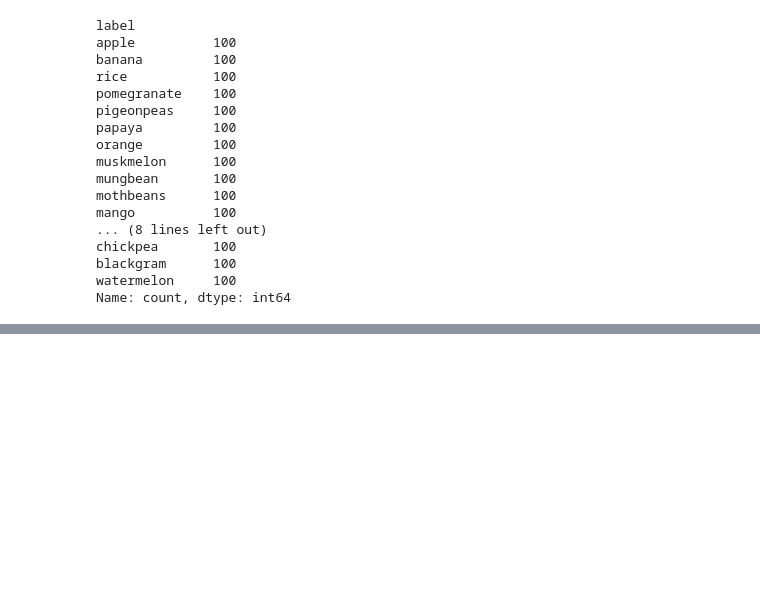
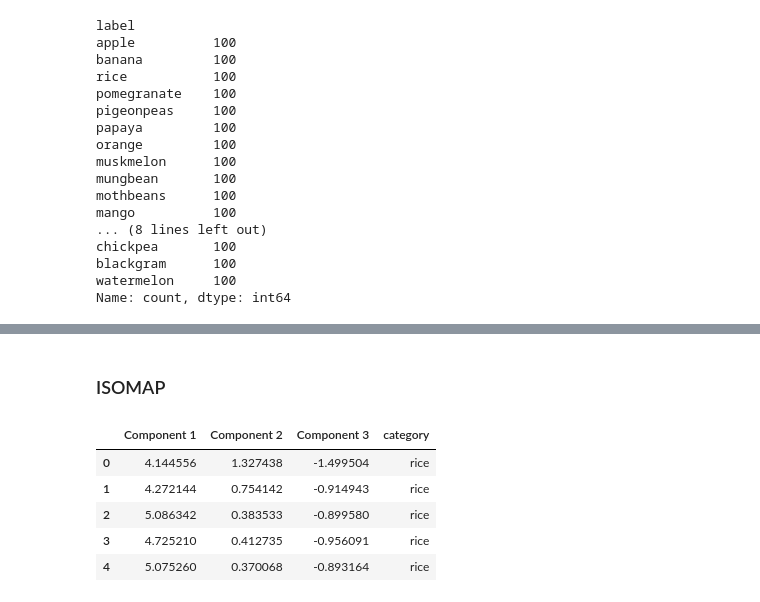
Before and after one commit to GuidoLorenzetti/TP, a Jupyter notebook: practico_aug.ipynb, the cells around one changed output, grey strips where cells are left out. Saved outputs shown, nothing was run; the diff lists cells and outputs as text; code cells hidden in the pictures; blank space fills up the shorter version.

```diff
--- a/practico_aug.ipynb
+++ b/practico_aug.ipynb
@@ -298,0 +233,2 @@ plt.show()
+# %% [markdown]
+### ISOMAP
@@ -298,0 +249,9 @@ plt.show()
+# %%
+manifold_2D.head()
+# %% [output]
+|  | Component 1 | Component 2 | Component 3 | category |
+| 0 | 4.144556 | 1.327438 | -1.499504 | rice |
+| 1 | 4.272144 | 0.754142 | -0.914943 | rice |
+| 2 | 5.086342 | 0.383533 | -0.899580 | rice |
+| 3 | 4.725210 | 0.412735 | -0.956091 | rice |
+| 4 | 5.075260 | 0.370068 | -0.893164 | rice |
```
Also changed, not shown: parts of 9 cells of this notebook, 1 other file.
